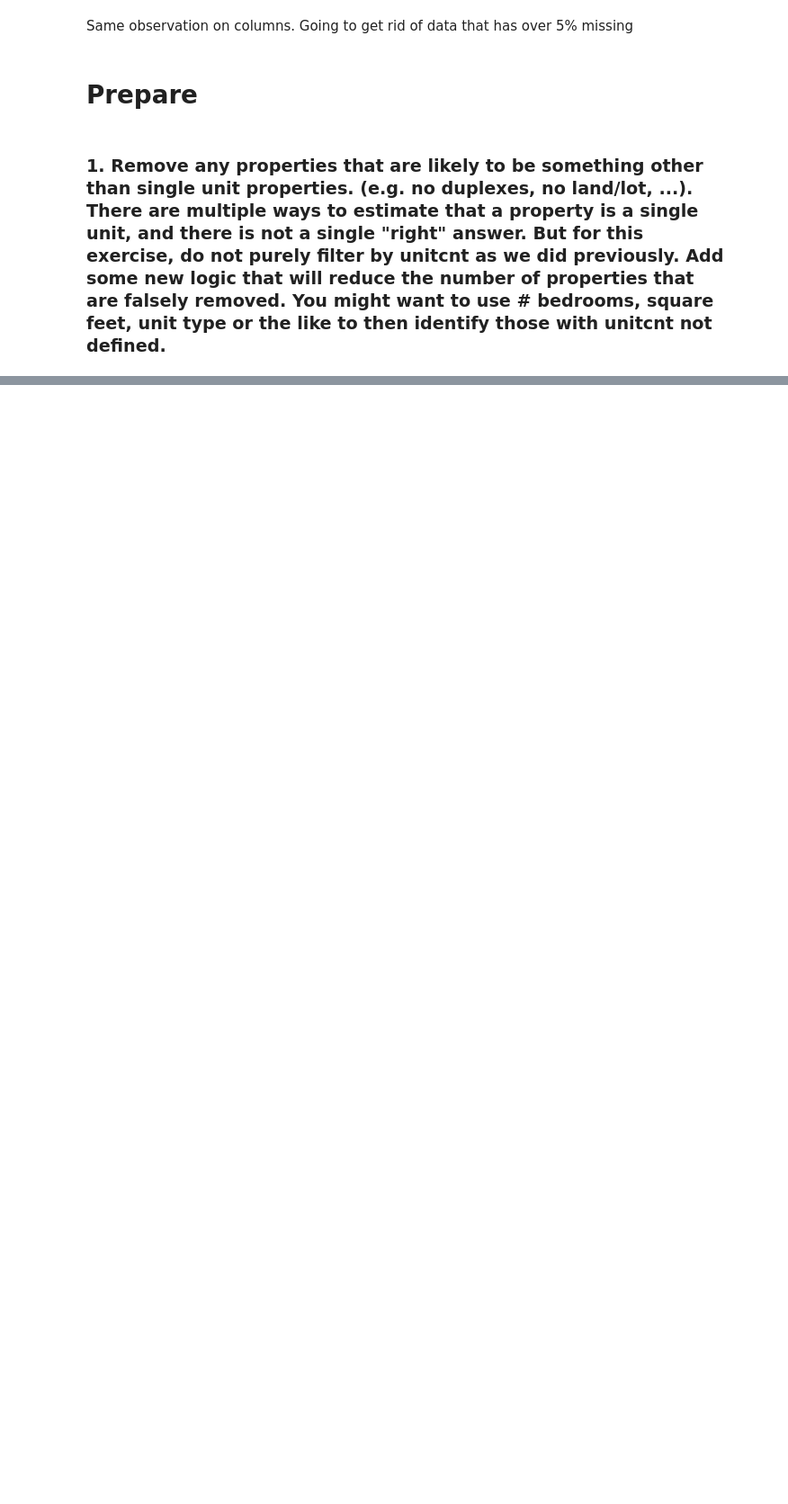
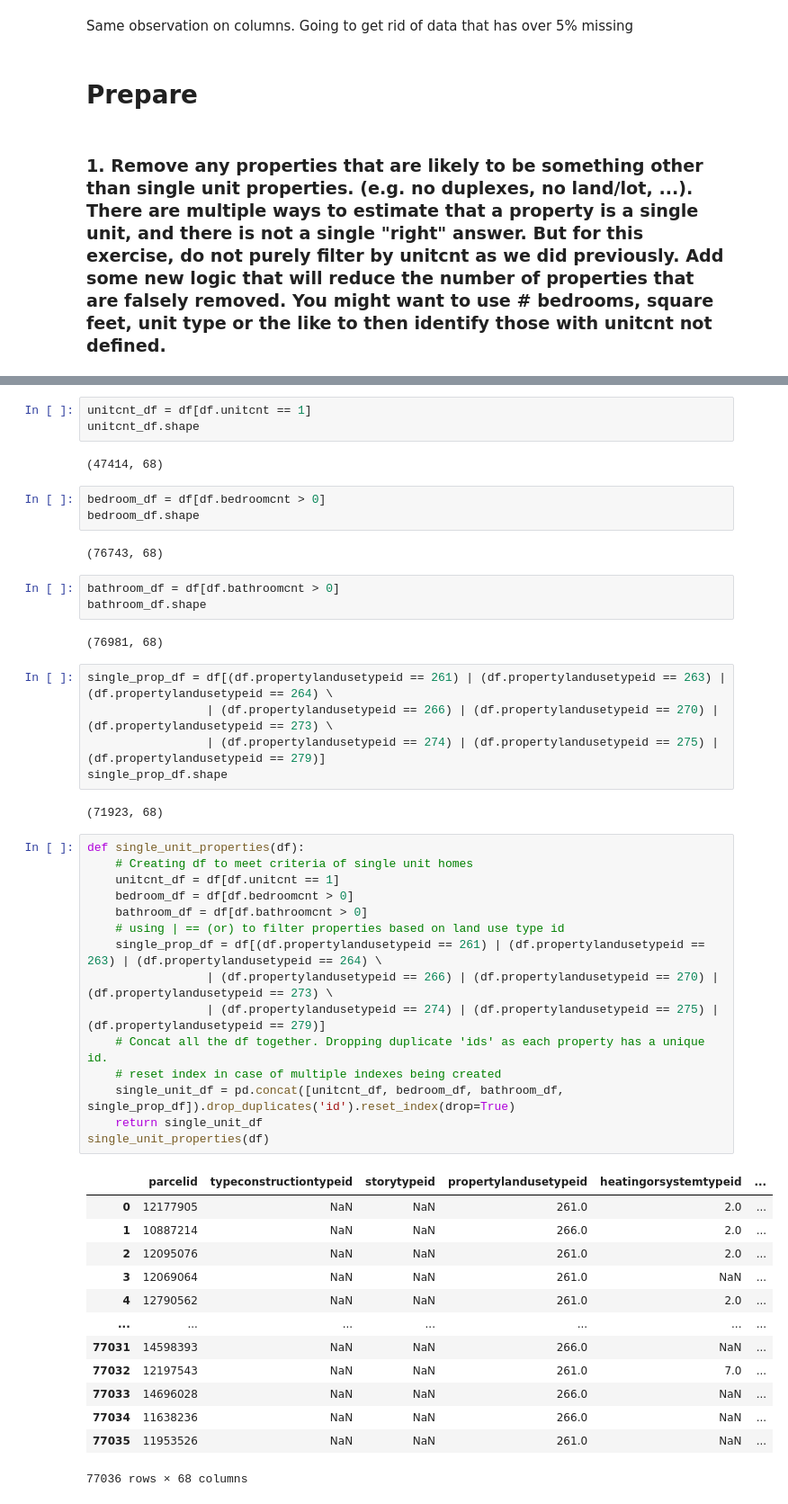
Before and after one commit to george887/clustering-exercises, a Jupyter notebook: acquire.ipynb, the cells around one changed output, grey strips where cells are left out. Shown at 90% size. Saved outputs shown, nothing was run; the diff lists cells and outputs as text; blank space fills up the shorter version.

```diff
--- a/acquire.ipynb
+++ b/acquire.ipynb
@@ -286,0 +345,51 @@ Same observation on columns. Going to get rid of data that has over 5% missing
+# %%
+unitcnt_df = df[df.unitcnt == 1]
+unitcnt_df.shape
+# %% [output]
+(47414, 68)
+# %%
+bedroom_df = df[df.bedroomcnt > 0]
+bedroom_df.shape
+# %% [output]
+(76743, 68)
+# %%
+bathroom_df = df[df.bathroomcnt > 0]
+bathroom_df.shape
+# %% [output]
+(76981, 68)
+# %%
+single_prop_df = df[(df.propertylandusetypeid == 261) | (df.propertylandusetypeid == 263) | (df.propertylandusetypeid == 264) \
+                 | (df.propertylandusetypeid == 266) | (df.propertylandusetypeid == 270) | (df.propertylandusetypeid == 273) \
+                 | (df.propertylandusetypeid == 274) | (df.propertylandusetypeid == 275) | (df.propertylandusetypeid == 279)]
+single_prop_df.shape
+# %% [output]
+(71923, 68)
+# %%
+def single_unit_properties(df):
+    # Creating df to meet criteria of single unit homes
+    unitcnt_df = df[df.unitcnt == 1]
+    bedroom_df = df[df.bedroomcnt > 0]
+    bathroom_df = df[df.bathroomcnt > 0]
+    # using | == (or) to filter properties based on land use type id
+    single_prop_df = df[(df.propertylandusetypeid == 261) | (df.propertylandusetypeid == 263) | (df.propertylandusetypeid == 264) \
+                 | (df.propertylandusetypeid == 266) | (df.propertylandusetypeid == 270) | (df.propertylandusetypeid == 273) \
+                 | (df.propertylandusetypeid == 274) | (df.propertylandusetypeid == 275) | (df.propertylandusetypeid == 279)]
+    # Concat all the df together. Dropping duplicate 'ids' as each property has a unique id.
+    # reset index in case of multiple indexes being created
+    single_unit_df = pd.concat([unitcnt_df, bedroom_df, bathroom_df, single_prop_df]).drop_duplicates('id').reset_index(drop=True)
+    return single_unit_df
+single_unit_properties(df)
+# %% [output]
+|  | parcelid | typeconstructiontypeid | storytypeid | propertylandusetypeid | heatingorsystemtypeid | ... |
+| 0 | 12177905 | NaN | NaN | 261.0 | 2.0 | ... |
+| 1 | 10887214 | NaN | NaN | 266.0 | 2.0 | ... |
+| 2 | 12095076 | NaN | NaN | 261.0 | 2.0 | ... |
+| 3 | 12069064 | NaN | NaN | 261.0 | NaN | ... |
+| 4 | 12790562 | NaN | NaN | 261.0 | 2.0 | ... |
+| ... | ... | ... | ... | ... | ... | ... |
+| 77031 | 14598393 | NaN | NaN | 266.0 | NaN | ... |
+| 77032 | 12197543 | NaN | NaN | 261.0 | 7.0 | ... |
+| 77033 | 14696028 | NaN | NaN | 266.0 | NaN | ... |
+| 77034 | 11638236 | NaN | NaN | 266.0 | NaN | ... |
+| 77035 | 11953526 | NaN | NaN | 261.0 | NaN | ... |
+77036 rows × 68 columns
```
Also changed, not shown: parts of 9 cells of this notebook, 1 other file.
